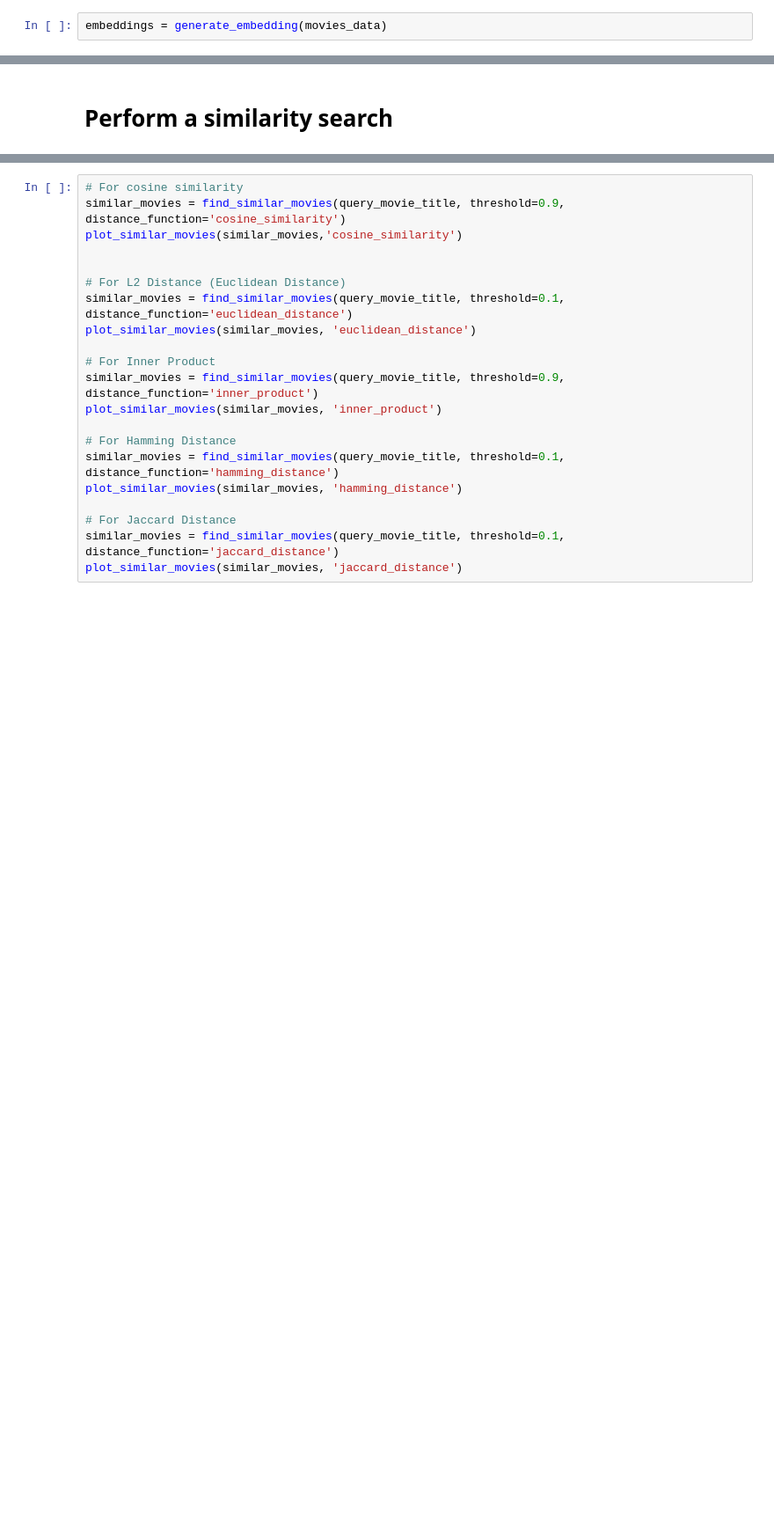
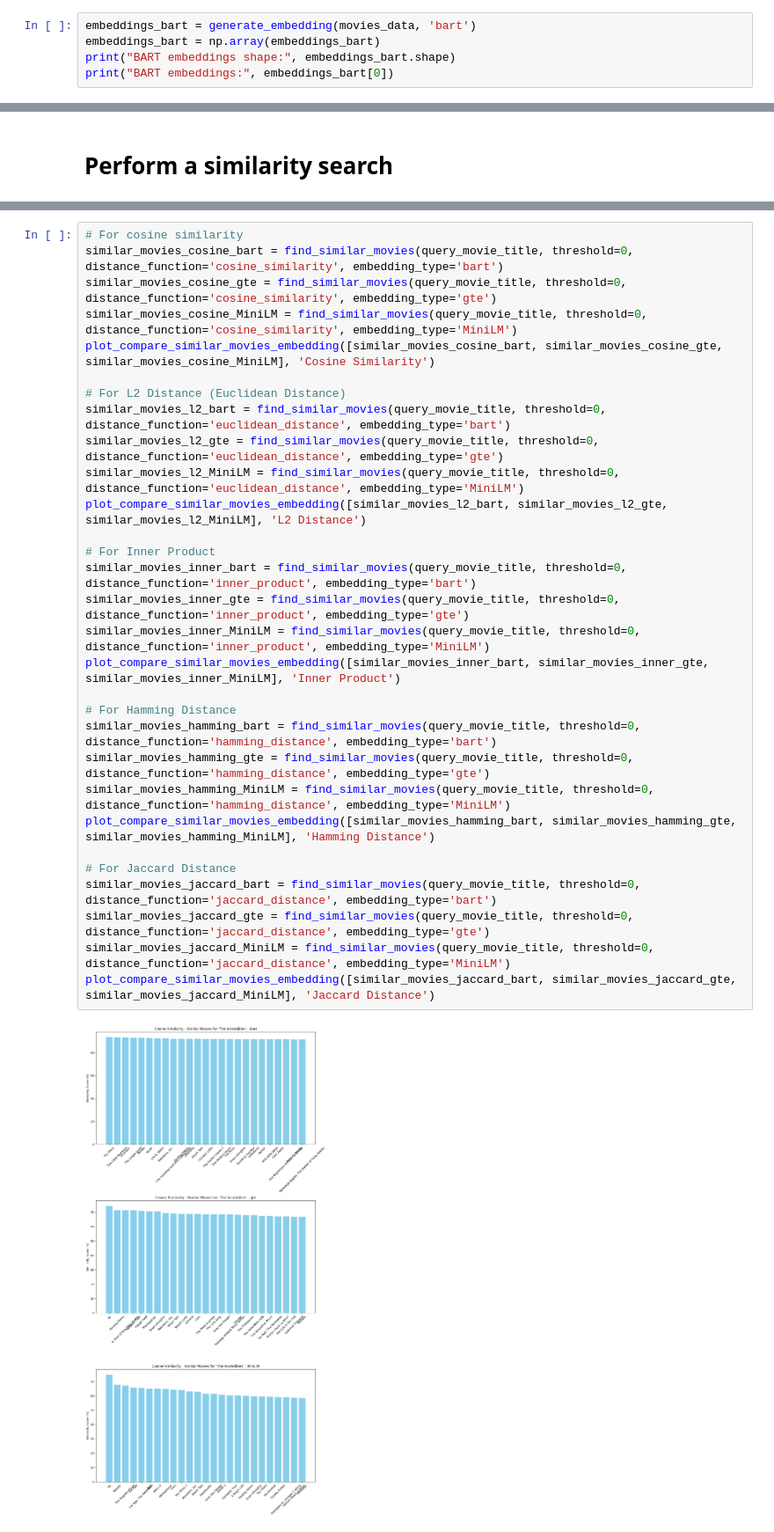
Before and after one commit to AlgoETS/SimilityVectorEmbedding, a Jupyter notebook: pgvector.ipynb, the cells around one changed output, grey strips where cells are left out. Shown at 88% size. Drawn from its saved outputs; the diff is of its cells as text; blank space fills up the shorter version.

```diff
--- a/pgvector.ipynb
+++ b/pgvector.ipynb
@@ -129,3 +151,6 @@ def generate_embedding(text):
     return embeddings
 # %%
-embeddings = generate_embedding(movies_data)
+embeddings_bart = generate_embedding(movies_data, 'bart')
+embeddings_bart = np.array(embeddings_bart)
+print("BART embeddings shape:", embeddings_bart.shape)
+print("BART embeddings:", embeddings_bart[0])
@@ -301,21 +390,32 @@ plot_similar_movies(similar_movies, 'Cosine Similarity')
 # %%
 # For cosine similarity
-similar_movies = find_similar_movies(query_movie_title, threshold=0.9, distance_function='cosine_similarity')
-plot_similar_movies(similar_movies,'cosine_similarity')
-
+similar_movies_cosine_bart = find_similar_movies(query_movie_title, threshold=0, distance_function='cosine_similarity', embedding_type='bart')
+similar_movies_cosine_gte = find_similar_movies(query_movie_title, threshold=0, distance_function='cosine_similarity', embedding_type='gte')
+similar_movies_cosine_MiniLM = find_similar_movies(query_movie_title, threshold=0, distance_function='cosine_similarity', embedding_type='MiniLM')
+plot_compare_similar_movies_embedding([similar_movies_cosine_bart, similar_movies_cosine_gte, similar_movies_cosine_MiniLM], 'Cosine Similarity')
 
 # For L2 Distance (Euclidean Distance)
-similar_movies = find_similar_movies(query_movie_title, threshold=0.1, distance_function='euclidean_distance')
-plot_similar_movies(similar_movies, 'euclidean_distance')
+similar_movies_l2_bart = find_similar_movies(query_movie_title, threshold=0, distance_function='euclidean_distance', embedding_type='bart')
+similar_movies_l2_gte = find_similar_movies(query_movie_title, threshold=0, distance_function='euclidean_distance', embedding_type='gte')
+similar_movies_l2_MiniLM = find_similar_movies(query_movie_title, threshold=0, distance_function='euclidean_distance', embedding_type='MiniLM')
+plot_compare_similar_movies_embedding([similar_movies_l2_bart, similar_movies_l2_gte, similar_movies_l2_MiniLM], 'L2 Distance')
 
 # For Inner Product
-similar_movies = find_similar_movies(query_movie_title, threshold=0.9, distance_function='inner_product')
-plot_similar_movies(similar_movies, 'inner_product')
+similar_movies_inner_bart = find_similar_movies(query_movie_title, threshold=0, distance_function='inner_product', embedding_type='bart')
+similar_movies_inner_gte = find_similar_movies(query_movie_title, threshold=0, distance_function='inner_product', embedding_type='gte')
+similar_movies_inner_MiniLM = find_similar_movies(query_movie_title, threshold=0, distance_function='inner_product', embedding_type='MiniLM')
+plot_compare_similar_movies_embedding([similar_movies_inner_bart, similar_movies_inner_gte, similar_movies_inner_MiniLM], 'Inner Product')
 
 # For Hamming Distance
-similar_movies = find_similar_movies(query_movie_title, threshold=0.1, distance_function='hamming_distance')
-plot_similar_movies(similar_movies, 'hamming_distance')
+similar_movies_hamming_bart = find_similar_movies(query_movie_title, threshold=0, distance_function='hamming_distance', embedding_type='bart')
+similar_movies_hamming_gte = find_similar_movies(query_movie_title, threshold=0, distance_function='hamming_distance', embedding_type='gte')
+similar_movies_hamming_MiniLM = find_similar_movies(query_movie_title, threshold=0, distance_function='hamming_distance', embedding_type='MiniLM')
+plot_compare_similar_movies_embedding([similar_movies_hamming_bart, similar_movies_hamming_gte, similar_movies_hamming_MiniLM], 'Hamming Distance')
 
 # For Jaccard Distance
-similar_movies = find_similar_movies(query_movie_title, threshold=0.1, distance_function='jaccard_distance')
-plot_similar_movies(similar_movies, 'jaccard_distance')
+similar_movies_jaccard_bart = find_similar_movies(query_movie_title, threshold=0, distance_function='jaccard_distance', embedding_type='bart')
+similar_movies_jaccard_gte = find_similar_movies(query_movie_title, threshold=0, distance_function='jaccard_distance', embedding_type='gte')
+similar_movies_jaccard_MiniLM = find_similar_movies(query_movie_title, threshold=0, distance_function='jaccard_distance', embedding_type='MiniLM')
+plot_compare_similar_movies_embedding([similar_movies_jaccard_bart, similar_movies_jaccard_gte, similar_movies_jaccard_MiniLM], 'Jaccard Distance')
+# %% [output]
+[figure, added]
```
Also changed, not shown: parts of 23 cells of this notebook.
